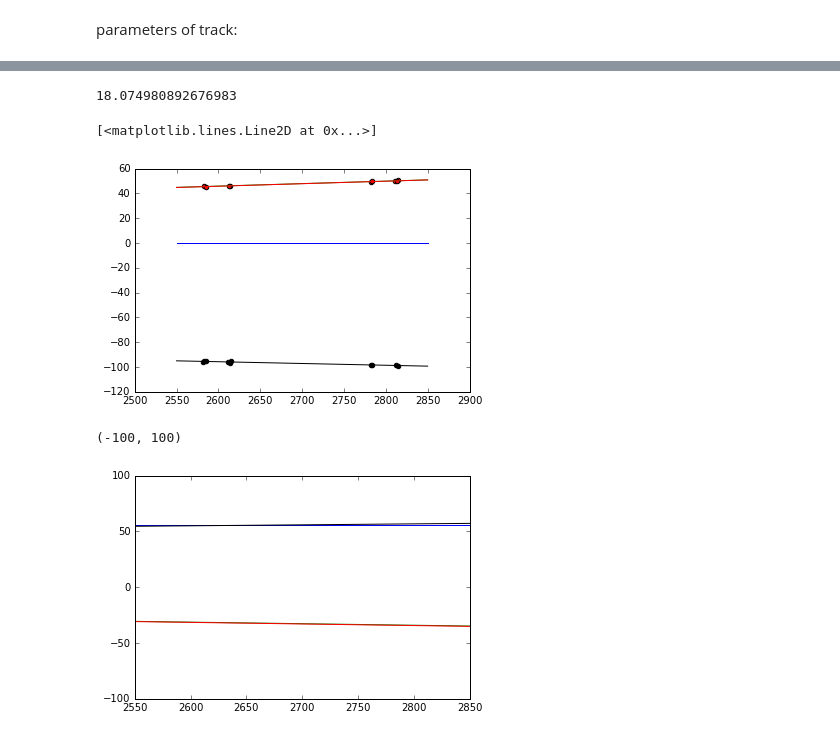
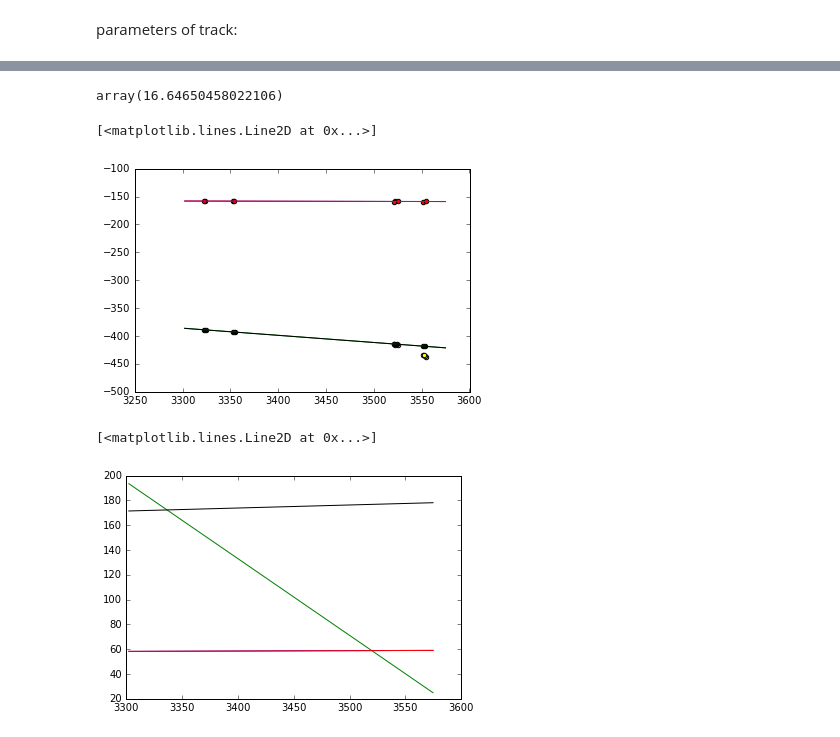
Before and after one commit to hushchyn-mikhail/ship_tracking_summer2016, a Jupyter notebook: notebooks/Retina_demonstration2.ipynb, the cells around one changed output, grey strips where cells are left out. Drawn from its saved outputs; the diff is of its cells as text; code cells hidden in the pictures.

Commit message:
docstrings/last version of retina2

```diff
--- a/notebooks/Retina_demonstration2.ipynb
+++ b/notebooks/Retina_demonstration2.ipynb
@@ -106,3 +30,6 @@ art_event = event_before_magnet
+# %%
+art_event = event_before_magnet
+art_event = event_after_magnet
 # %% [markdown]
 parameters of track:
 # %%
@@ -138,5 +51,9 @@ retina = RetinaTrackReconstruction(sigma_from=10., sigma_to=1, eps=0.05)
+# %%
+retina = RetinaTrackReconstruction(sigma_from=.8, sigma_to=.4, stopping_criteria=0.00001, inlier_treshold=.45,\
+                                   pre_sigma=0.4)
 # %%
 %%time
-new_dots_array = retina.fit(art_event[['Wx1', 'Wy1', 'Wz', 'Wx2', 'Wy2', 'Wz']].values, \
-                        array_of_initial_parameters)
+dists = art_event.dist2Wire.values
+#dists = np.zeros(len(art_event))
+dots = retina.fit(art_event[['Wx1', 'Wy1', 'Wz', 'Wx2', 'Wy2', 'Wz']].values, dists)
 # %% [output]
@@ -211,32 +134,41 @@ plt.plot(range(len(dots)), values)
 # %%
-artificial_retina_response(track2, art_event[['Wx1', 'Wy1', 'Wz', 'Wx2', 'Wy2', 'Wz']].values, 1)
+artificial_retina_response(track1, art_event[['Wx1', 'Wy1', 'Wz', 'Wx2', 'Wy2', 'Wz']].values, 1)
 # %% [output]
-18.074980892676983
+array(16.64650458022106)
 # %%
-y_track1 = event_before_magnet[((event_before_magnet.ViewNb==0)|(event_before_magnet.ViewNb==3))&(event_before_magnet.TrackID==2)]
+noise = art_event[((art_event.ViewNb==0)|(art_event.ViewNb==3))&(art_event.TrackID==-2)]
+
+y_track1 = art_event[((art_event.ViewNb==0)|(art_event.ViewNb==3))&(art_event.TrackID==2)]
 y_track_params1 = np.polyfit(y_track1.Wz1.values, y_track1.Wy1.values, 1)
 
-y_track2 = event_before_magnet[((event_before_magnet.ViewNb==0)|(event_before_magnet.ViewNb==3))&(event_before_magnet.TrackID==3)]
+y_track2 = art_event[((art_event.ViewNb==0)|(art_event.ViewNb==3))&(art_event.TrackID==3)]
 y_track_params2 = np.polyfit(y_track2.Wz1.values, y_track2.Wy1.values, 1)
+
+min_z = np.min(art_event.Wz) - 20
+max_z = np.max(art_event.Wz) + 20
+
+dots = retina.tracks_params_
 # %%
+plt.scatter(noise.Wz.values, noise.Wy1.values, c='yellow')
 plt.scatter(y_track1.Wz.values, y_track1.Wy1.values, c='red')
 plt.scatter(y_track2.Wz.values, y_track2.Wy1.values, c='black')
-plt.plot([2550, 2850], [dots[-1][2] + 2550*dots[-1][3], dots[-1][2] + 2850*dots[-1][3]], c='green')
-plt.plot([2550, 2850], [dots[0][2] + 2550*dots[0][3], dots[0][2] + 2850*dots[0][3]], c='blue')
-plt.plot([2550, 2850], [y_track_params1[1] + 2550*y_track_params1[0], y_track_params1[1] + 2850*y_track_params1[0]], c='red')
-plt.plot([2550, 2850], [y_track_params2[1] + 2550*y_track_params2[0], y_track_params2[1] + 2850*y_track_params2[0]], c='black')
+plt.plot([min_z, max_z], [dots[-1][2] + min_z*dots[-1][3], dots[-1][2] + max_z*dots[-1][3]], c='green')
+plt.plot([min_z, max_z], [dots[0][2] + min_z*dots[0][3], dots[0][2] + max_z*dots[0][3]], c='blue')
+plt.plot([min_z, max_z], [y_track_params1[1] + min_z*y_track_params1[0], y_track_params1[1] + max_z*y_track_params1[0]], c='red')
+plt.plot([min_z, max_z], [y_track_params2[1] + min_z*y_track_params2[0], y_track_params2[1] + max_z*y_track_params2[0]], c='black')
+#plt.ylim([170, 195])
 # %% [output]
 [<matplotlib.lines.Line2D at 0x...>]
-[figure, old version]
+[figure, new version]
 # %%
-plt.plot([2550, 2850], [dots[-1][0] + 2550*dots[-1][1], dots[-1][0] + 2850*dots[-1][1]], c='green')
-plt.plot([2550, 2850], [dots[0][0] + 2550*dots[0][1], dots[0][0] + 2850*dots[0][1]], c='blue')
-plt.plot([2550, 2850], [track1[0] + 2550*track1[1], track1[0] + 2850*track1[1]], c='red')
-plt.plot([2550, 2850], [track2[0] + 2550*track2[1], track2[0] + 2850*track2[1]], c='black')
-plt.ylim([-100, 100])
+plt.plot([min_z, max_z], [dots[-1][0] + min_z*dots[-1][1], dots[-1][0] + max_z*dots[-1][1]], c='green')
+plt.plot([min_z, max_z], [dots[0][0] + min_z*dots[0][1], dots[0][0] + max_z*dots[0][1]], c='blue')
+plt.plot([min_z, max_z], [track1[0] + min_z*track1[1], track1[0] + max_z*track1[1]], c='red')
+plt.plot([min_z, max_z], [track2[0] + min_z*track2[1], track2[0] + max_z*track2[1]], c='black')
+#plt.ylim([200, 300])
 # %% [output]
-(-100, 100)
+[<matplotlib.lines.Line2D at 0x...>]
-[figure, old version]
+[figure, new version]
 # %%
 retina.labels_
 # %% [output]
```
Also changed, not shown: parts of 47 cells of this notebook, 2 other files.
